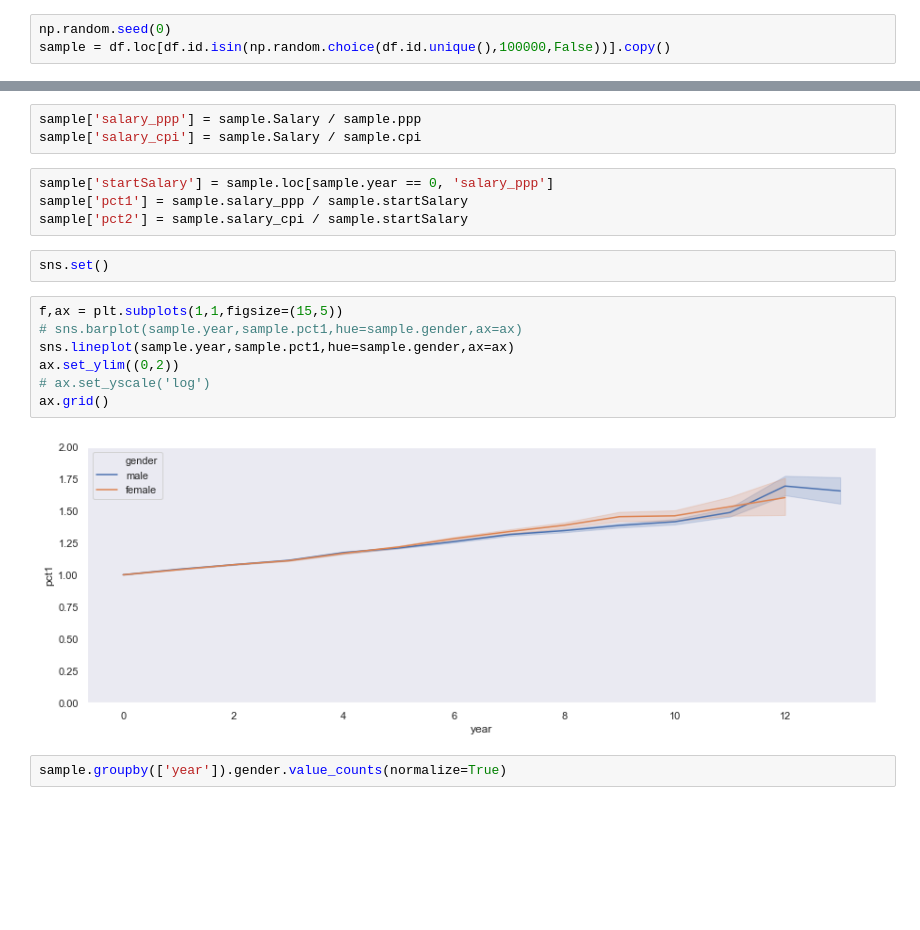
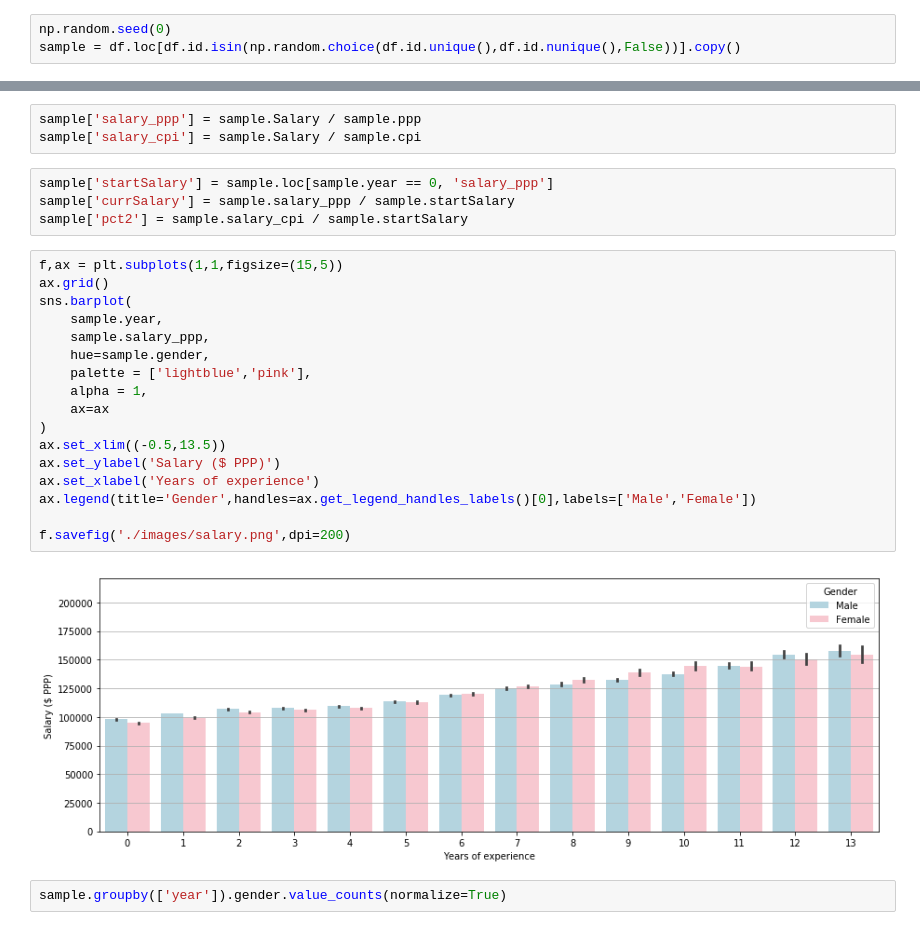
Before and after one commit to itko/gender_gap, a Jupyter notebook: gender_gap.ipynb, the cells around one changed output, grey strips where cells are left out. Saved outputs shown, nothing was run; the diff lists cells and outputs as text; blank space fills up the shorter version.

```diff
--- a/gender_gap.ipynb
+++ b/gender_gap.ipynb
@@ -61,7 +61,7 @@ Give an id to each unique First + Last + Sector
 df['id'] = df.FirstName + df.LastName + df.Sector
 # %%
 np.random.seed(0)
-sample = df.loc[df.id.isin(np.random.choice(df.id.unique(),100000,False))].copy()
+sample = df.loc[df.id.isin(np.random.choice(df.id.unique(),df.id.nunique(),False))].copy()
 # %% [markdown]
 Get the year of each worker salary
 # %%
@@ -105,19 +105,27 @@ sample['salary_ppp'] = sample.Salary / sample.ppp
 sample['salary_cpi'] = sample.Salary / sample.cpi
 # %%
 sample['startSalary'] = sample.loc[sample.year == 0, 'salary_ppp']
-sample['pct1'] = sample.salary_ppp / sample.startSalary
+sample['currSalary'] = sample.salary_ppp / sample.startSalary
 sample['pct2'] = sample.salary_cpi / sample.startSalary
-# %%
-sns.set()
 # %%
 f,ax = plt.subplots(1,1,figsize=(15,5))
-# sns.barplot(sample.year,sample.pct1,hue=sample.gender,ax=ax)
-sns.lineplot(sample.year,sample.pct1,hue=sample.gender,ax=ax)
-ax.set_ylim((0,2))
-# ax.set_yscale('log')
 ax.grid()
+sns.barplot(
+    sample.year,
+    sample.salary_ppp,
+    hue=sample.gender,
+    palette = ['lightblue','pink'],
+    alpha = 1,
+    ax=ax
+)
+ax.set_xlim((-0.5,13.5))
+ax.set_ylabel('Salary ($ PPP)')
+ax.set_xlabel('Years of experience')
+ax.legend(title='Gender',handles=ax.get_legend_handles_labels()[0],labels=['Male','Female'])
+
+f.savefig('./images/salary.png',dpi=200)
 # %% [output]
-[figure, old version]
+[figure, new version]
 # %%
 sample.groupby(['year']).gender.value_counts(normalize=True)
 # %% [output]
```
Also changed, not shown: parts of 12 cells of this notebook, 3 other files.
